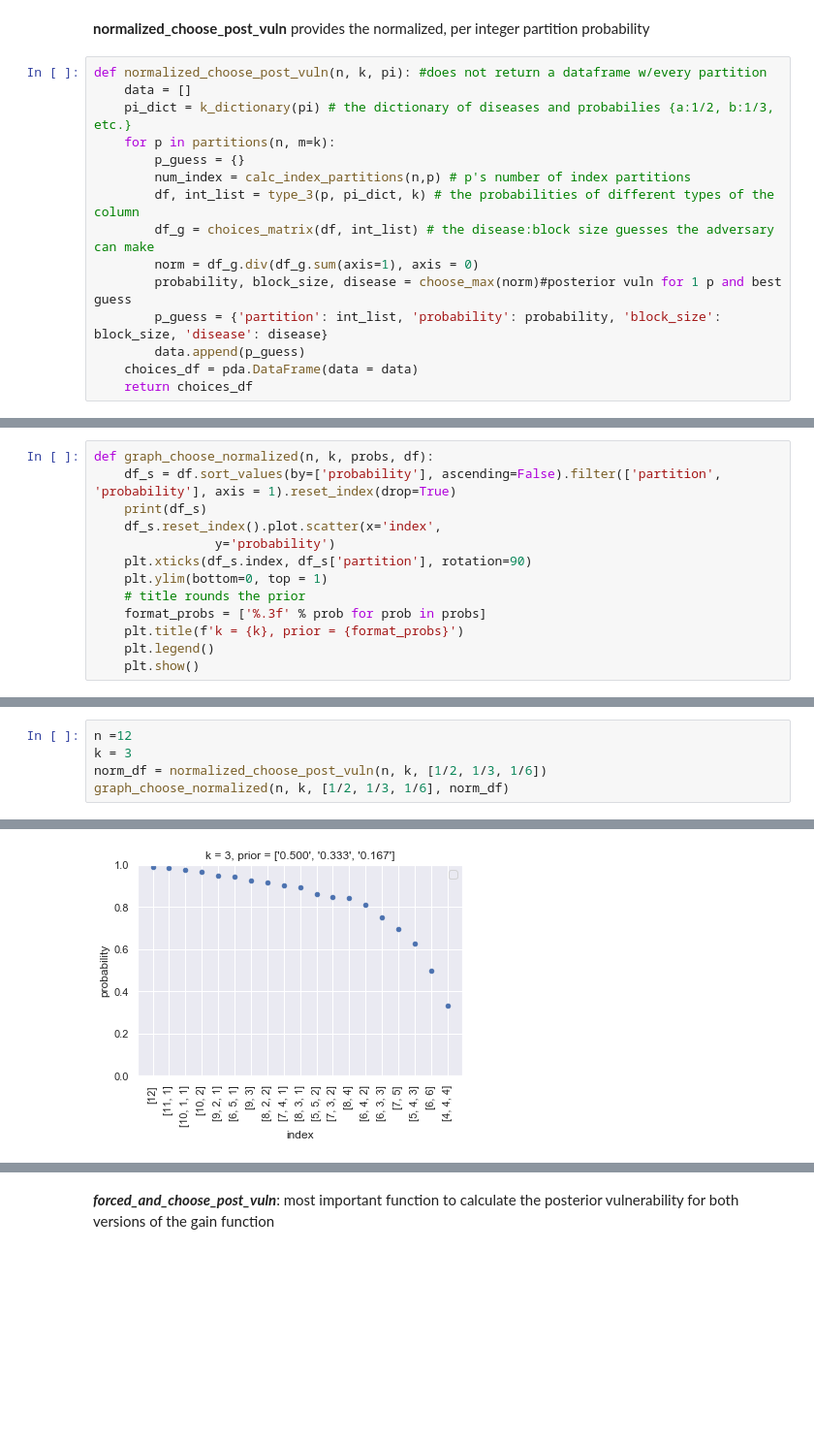
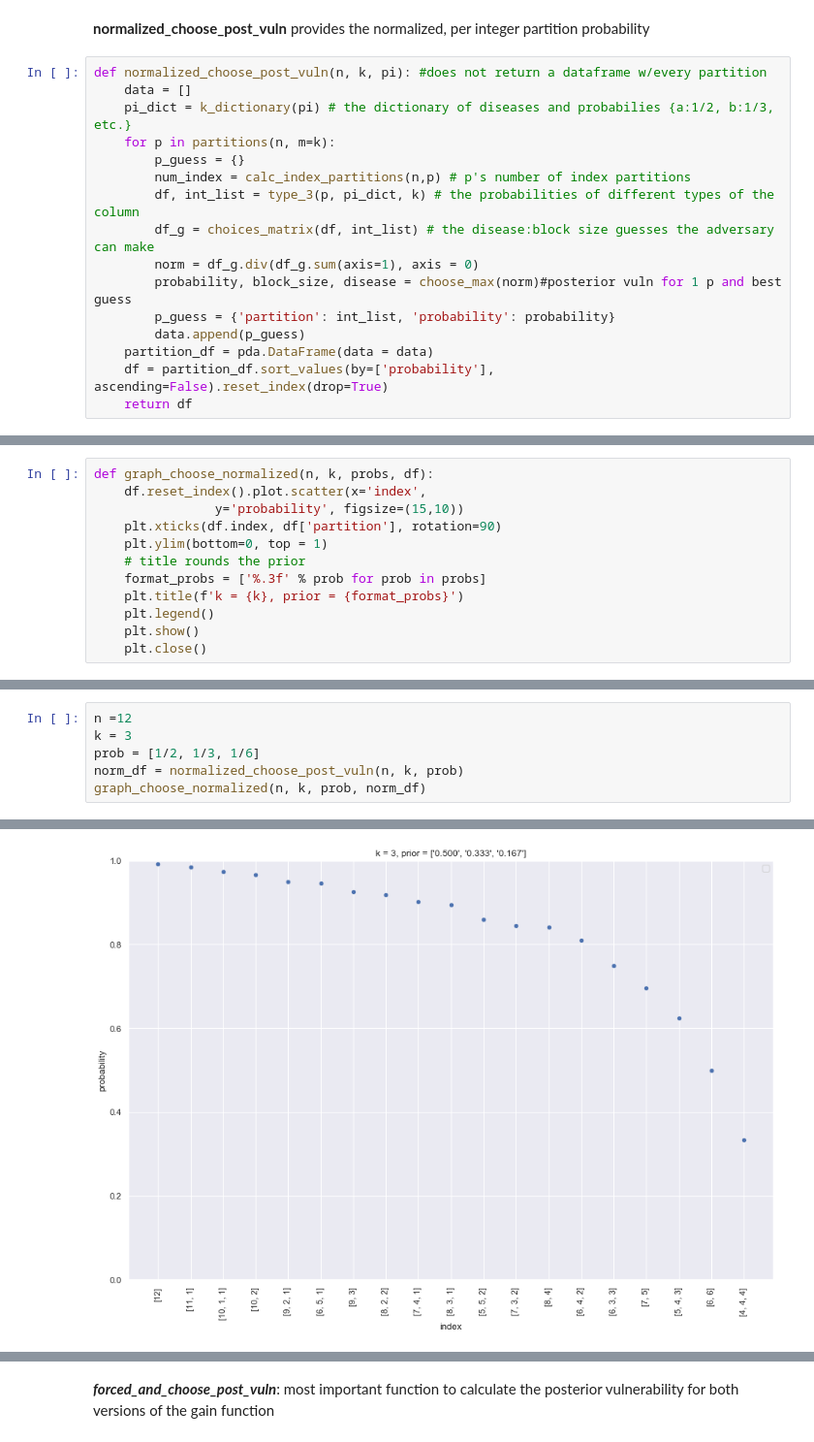
Before and after one commit to majk12/pbv, a Jupyter notebook: gain_choose.ipynb, the cells around one changed output, grey strips where cells are left out. Shown at 97% size. Cells and saved outputs as stored; diff of their text form; blank space fills up the shorter version.

```diff
--- a/gain_choose.ipynb
+++ b/gain_choose.ipynb
@@ -457,10 +457,11 @@ def normalized_choose_post_vuln(n, k, pi): #does not return a dataframe w/every
         df_g = choices_matrix(df, int_list) # the disease:block size guesses the adversary can make
         norm = df_g.div(df_g.sum(axis=1), axis = 0)
         probability, block_size, disease = choose_max(norm)#posterior vuln for 1 p and best guess
-        p_guess = {'partition': int_list, 'probability': probability, 'block_size': block_size, 'disease': disease}
+        p_guess = {'partition': int_list, 'probability': probability}
         data.append(p_guess)
-    choices_df = pda.DataFrame(data = data)
-    return choices_df
+    partition_df = pda.DataFrame(data = data)
+    df = partition_df.sort_values(by=['probability'], ascending=False).reset_index(drop=True)
+    return df
 # %%
 n = 6
 k = 3
@@ -478,13 +479,12 @@ norm_df
 # %%
 def graph_choose_normalized(n, k, probs, df):
-    df_s = df.sort_values(by=['probability'], ascending=False).filter(['partition', 'probability'], axis = 1).reset_index(drop=True)
-    print(df_s)
-    df_s.reset_index().plot.scatter(x='index',
-                y='probability')
-    plt.xticks(df_s.index, df_s['partition'], rotation=90)
+    df.reset_index().plot.scatter(x='index',
+                y='probability', figsize=(15,10))
+    plt.xticks(df.index, df['partition'], rotation=90)
     plt.ylim(bottom=0, top = 1)
     # title rounds the prior
     format_probs = ['%.3f' % prob for prob in probs]
     plt.title(f'k = {k}, prior = {format_probs}')
     plt.legend()
     plt.show()
+    plt.close()
@@ -491,7 +493,8 @@ def graph_choose_normalized(n, k, probs, df):
 # %%
 n =12
 k = 3
-norm_df = normalized_choose_post_vuln(n, k, [1/2, 1/3, 1/6])
-graph_choose_normalized(n, k, [1/2, 1/3, 1/6], norm_df)
+prob = [1/2, 1/3, 1/6]
+norm_df = normalized_choose_post_vuln(n, k, prob)
+graph_choose_normalized(n, k, prob, norm_df)
 # %% [output]
 No handles with labels found to put in legend.
@@ -518 +501 @@ No handles with labels found to put in legend.
-[figure, old version]
+[figure, new version]
```
Also changed, not shown: parts of 8 cells of this notebook.
